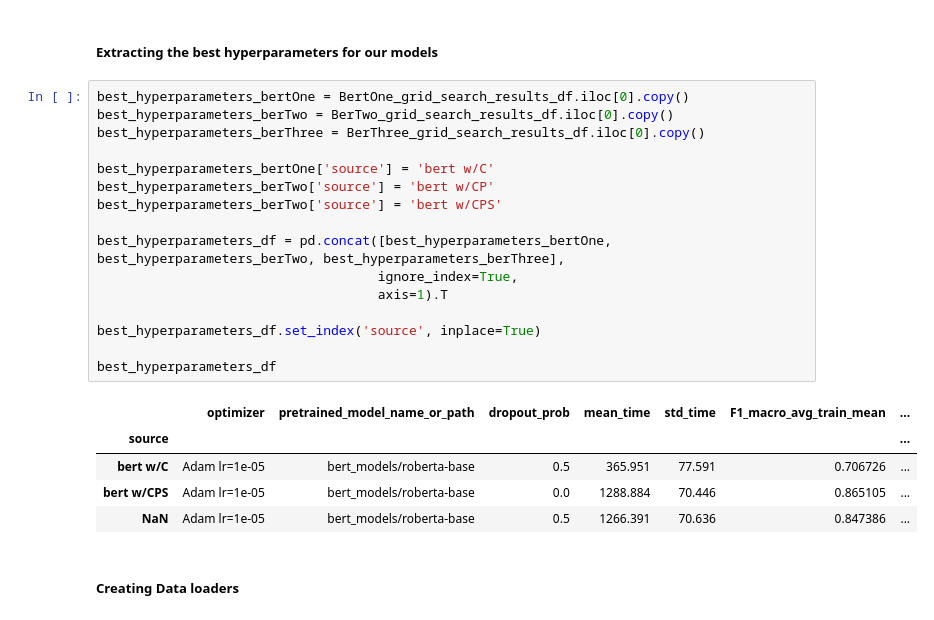
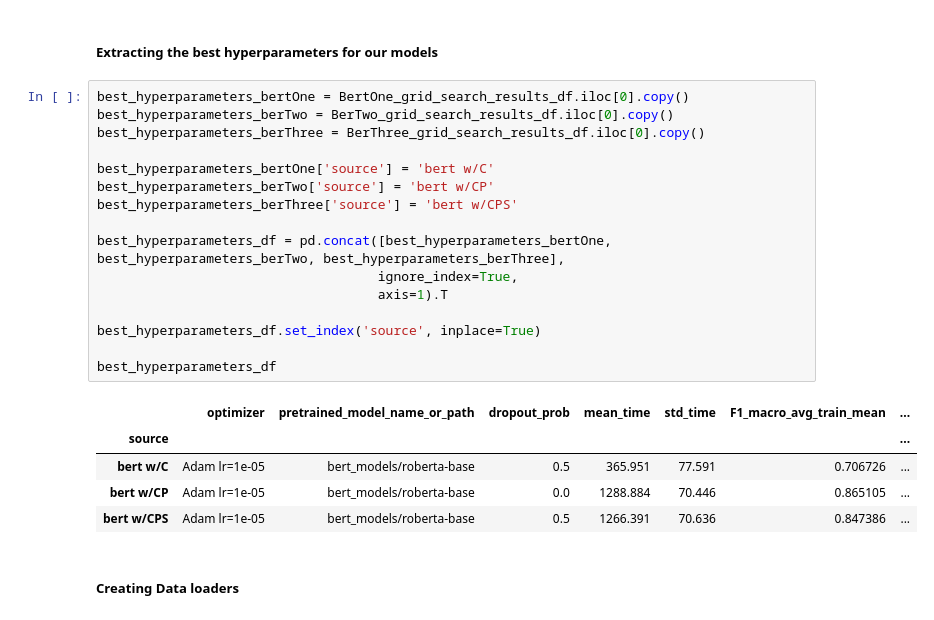
Before and after one commit to GianM0027/NLP_homework_2, a Jupyter notebook: main_notebook.ipynb, the cells around one changed output. Drawn from its saved outputs; the diff is of its cells as text.

Commit message:
test the models

```diff
--- a/main_notebook.ipynb
+++ b/main_notebook.ipynb
@@ -518,25 +519,25 @@ BerThree_grid_search_results_df
 # %%
 best_hyperparameters_bertOne = BertOne_grid_search_results_df.iloc[0].copy()
 best_hyperparameters_berTwo = BerTwo_grid_search_results_df.iloc[0].copy()
 best_hyperparameters_berThree = BerThree_grid_search_results_df.iloc[0].copy()
 
 best_hyperparameters_bertOne['source'] = 'bert w/C'
 best_hyperparameters_berTwo['source'] = 'bert w/CP'
-best_hyperparameters_berTwo['source'] = 'bert w/CPS'
+best_hyperparameters_berThree['source'] = 'bert w/CPS'
 
 best_hyperparameters_df = pd.concat([best_hyperparameters_bertOne, best_hyperparameters_berTwo, best_hyperparameters_berThree],
                                     ignore_index=True,
                                     axis=1).T
 
 best_hyperparameters_df.set_index('source', inplace=True)
 
 best_hyperparameters_df
 # %% [output]
 |  | optimizer | pretrained_model_name_or_path | dropout_prob | mean_time | std_time | F1_macro_avg_train_mean | ... |
 | source |  |  |  |  |  |  | ... |
 | bert w/C | Adam lr=1e-05 | bert_models/roberta-base | 0.5 | 365.951 | 77.591 | 0.706726 | ... |
-| bert w/CPS | Adam lr=1e-05 | bert_models/roberta-base | 0.0 | 1288.884 | 70.446 | 0.865105 | ... |
-| NaN | Adam lr=1e-05 | bert_models/roberta-base | 0.5 | 1266.391 | 70.636 | 0.847386 | ... |
+| bert w/CP | Adam lr=1e-05 | bert_models/roberta-base | 0.0 | 1288.884 | 70.446 | 0.865105 | ... |
+| bert w/CPS | Adam lr=1e-05 | bert_models/roberta-base | 0.5 | 1266.391 | 70.636 | 0.847386 | ... |
 # %% [markdown]
 ##### Creating Data loaders
 # %%
```
Also changed, not shown: parts of 18 cells of this notebook, 2 other files.
